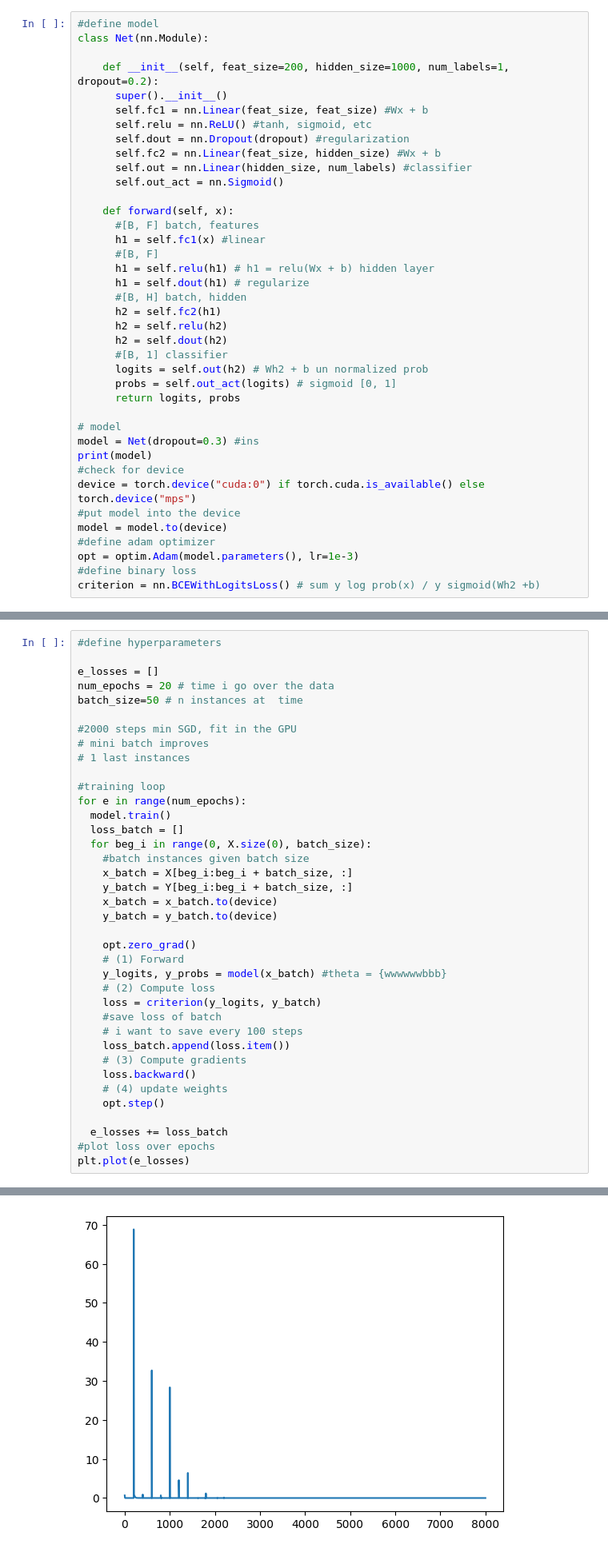
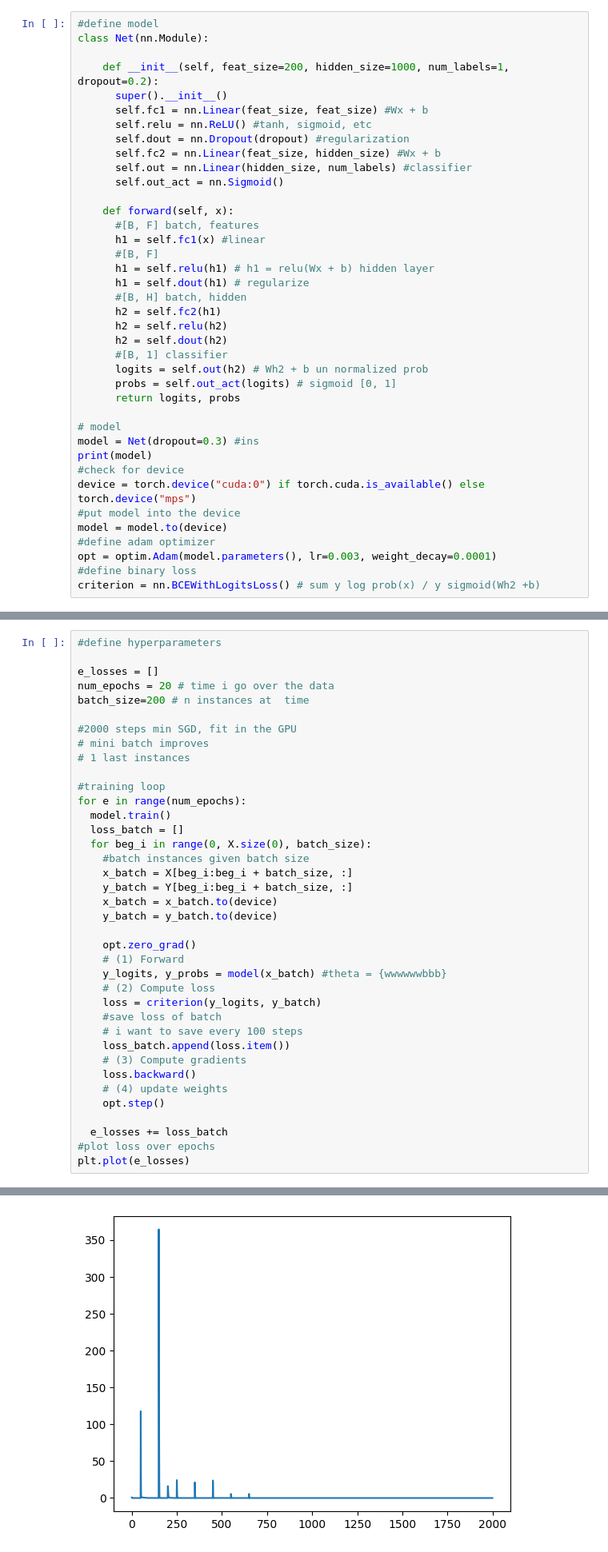
Before and after one commit to foggyghost0/Machine_Translation_SS2025, a Jupyter notebook: Zhvalevskyi_toy_pytorch_binaryclassifier_BasicsMT2025s.ipynb, the cells around one changed output, grey strips where cells are left out. Shown: that part at 80% size. Cells and saved outputs as stored; diff of their text form.

```diff
--- a/Zhvalevskyi_toy_pytorch_binaryclassifier_BasicsMT2025s.ipynb
+++ b/Zhvalevskyi_toy_pytorch_binaryclassifier_BasicsMT2025s.ipynb
@@ -70,7 +70,7 @@ device = torch.device("cuda:0") if torch.cuda.is_available() else torch.device("
 #put model into the device
 model = model.to(device)
 #define adam optimizer
-opt = optim.Adam(model.parameters(), lr=1e-3)
+opt = optim.Adam(model.parameters(), lr=0.003, weight_decay=0.0001)
 #define binary loss
 criterion = nn.BCEWithLogitsLoss() # sum y log prob(x) / y sigmoid(Wh2 +b)
 # %% [output]
@@ -91,7 +91,7 @@ mps
 
 e_losses = []
 num_epochs = 20 # time i go over the data
-batch_size=50 # n instances at  time
+batch_size=200 # n instances at  time
 
 #2000 steps min SGD, fit in the GPU
 # mini batch improves
@@ -99,33 +99,33 @@ batch_size=50 # n instances at  time
 
 #training loop
 for e in range(num_epochs):
   model.train()
   loss_batch = []
   for beg_i in range(0, X.size(0), batch_size):
     #batch instances given batch size
     x_batch = X[beg_i:beg_i + batch_size, :]
     y_batch = Y[beg_i:beg_i + batch_size, :]
     x_batch = x_batch.to(device)
     y_batch = y_batch.to(device)
 
     opt.zero_grad()
     # (1) Forward
     y_logits, y_probs = model(x_batch) #theta = {wwwwwwbbb}
     # (2) Compute loss
     loss = criterion(y_logits, y_batch)
     #save loss of batch
     # i want to save every 100 steps
     loss_batch.append(loss.item())
     # (3) Compute gradients
     loss.backward()
     # (4) update weights
     opt.step()
 
   e_losses += loss_batch
 #plot loss over epochs
 plt.plot(e_losses)
 # %% [output]
 [<matplotlib.lines.Line2D at 0x...>]
-[figure, old version]
+[figure, new version]
 # %%
 #prediction
```
Also changed, not shown: parts of 2 cells of this notebook.
